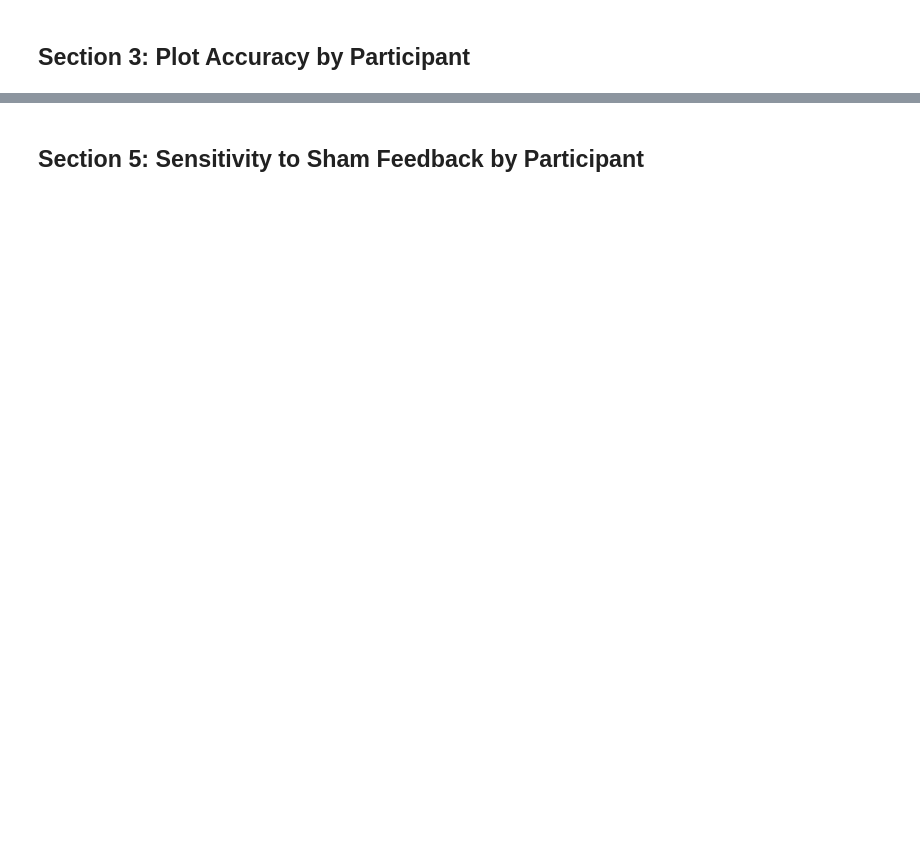
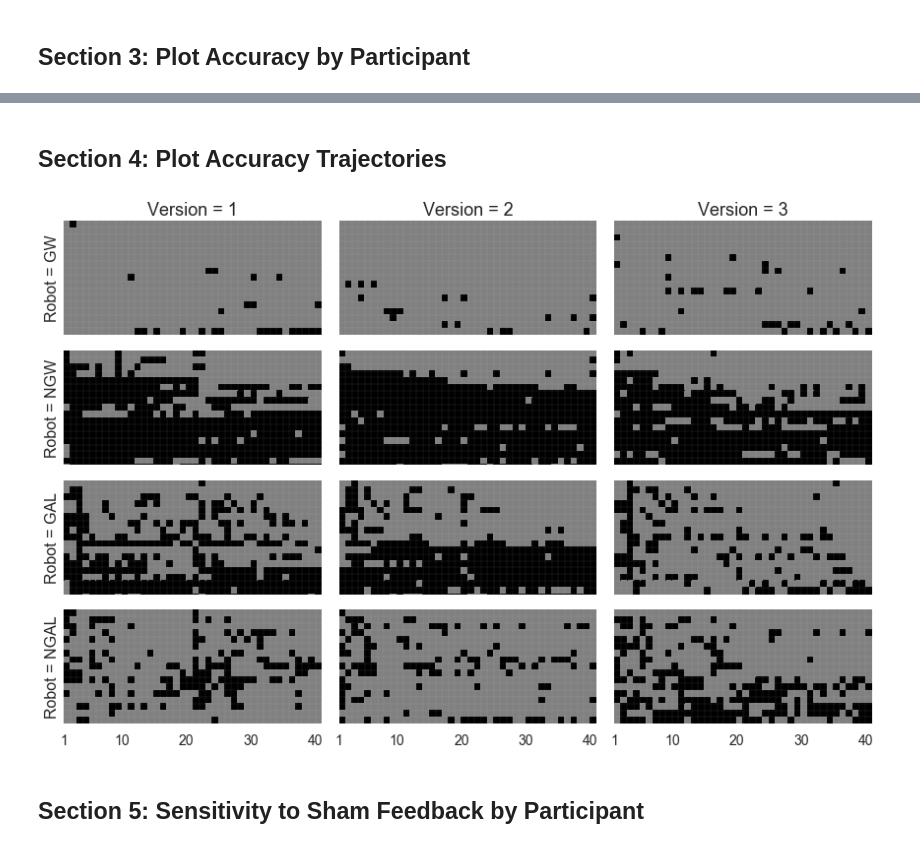
Before and after one commit to nivlab/RobotFactory, a Jupyter notebook: notebooks/03_Pilot/02_Descriptive.ipynb, the cells around one changed output, grey strips where cells are left out. Cells and saved outputs as stored; diff of their text form; code cells hidden in the pictures; blank space fills up the shorter version.

```diff
--- a/notebooks/03_Pilot/02_Descriptive.ipynb
+++ b/notebooks/03_Pilot/02_Descriptive.ipynb
@@ -126,3 +76,53 @@ g.add_legend();
+# %% [markdown]
+## Section 4: Plot Accuracy Trajectories
+# %%
+#~~~~~~~~~~~~~~~~~~~~~~~~~~~~~~~~~~~~~~~~~~#
+### Prepare data.
+#~~~~~~~~~~~~~~~~~~~~~~~~~~~~~~~~~~~~~~~~~~#
+
+## Construct pivot table.
+pivot = data.pivot_table('Accuracy',('Robot','Version','Subject'),'Exposure')
+
+## Define sort indices.
+ix = [np.argsort(data.query(f'Version=={v}').groupby('Subject').Accuracy.mean().values)[::-1]
+      for v in [1,2,3]]
+
+#~~~~~~~~~~~~~~~~~~~~~~~~~~~~~~~~~~~~~~~~~~#
+### Plotting.
+#~~~~~~~~~~~~~~~~~~~~~~~~~~~~~~~~~~~~~~~~~~#
+
+## Initialize canvas.
+fig, axes = plt.subplots(4,3,figsize=(12,8),sharex=True,sharey=True)
+row_order = ['GW','NGW','GAL','NGAL']
+col_order = [1,2,3]
+xticks = np.insert(np.arange(9,40,10),0,0)
+
+## Iteratively plot.
+for i, row in enumerate(row_order):
+
+    for j, col in enumerate(col_order):
+
+        ## Extract values.
+        arr = pivot.loc[row,col].values[ix[j]]
+        n,m = arr.shape
+
+        ## Plot heatmap.
+        sns.heatmap(arr, vmin=0, vmax=1, center=0.5, cmap=['0.0','0.5'], cbar=False,
+                    xticklabels=[], yticklabels=[], ax=axes[i,j])
+
+        ## Add gridlines.
+        axes[i,j].hlines(np.arange(1,n),0,m,color='w',alpha=0.05)
+        axes[i,j].vlines(np.arange(1,m),0,n,color='w',alpha=0.05)
+
+        ## Add details.
+        axes[i,j].set(xlabel='', ylabel='')
+        if not i: axes[i,j].set_title(f'Version = {col}')
+        if not j: axes[i,j].set_ylabel(f'Robot = {row}', fontsize=16)
+        if i == 3: axes[i,j].set_xticks(xticks); axes[i,j].set_xticklabels(xticks+1, fontsize=14)
+
+plt.tight_layout()
+# %% [output]
+[figure, added]
 # %% [markdown]
 ## Section 5: Sensitivity to Sham Feedback by Participant
 # %%
```
Also changed, not shown: parts of 7 cells of this notebook, 24 other files.
